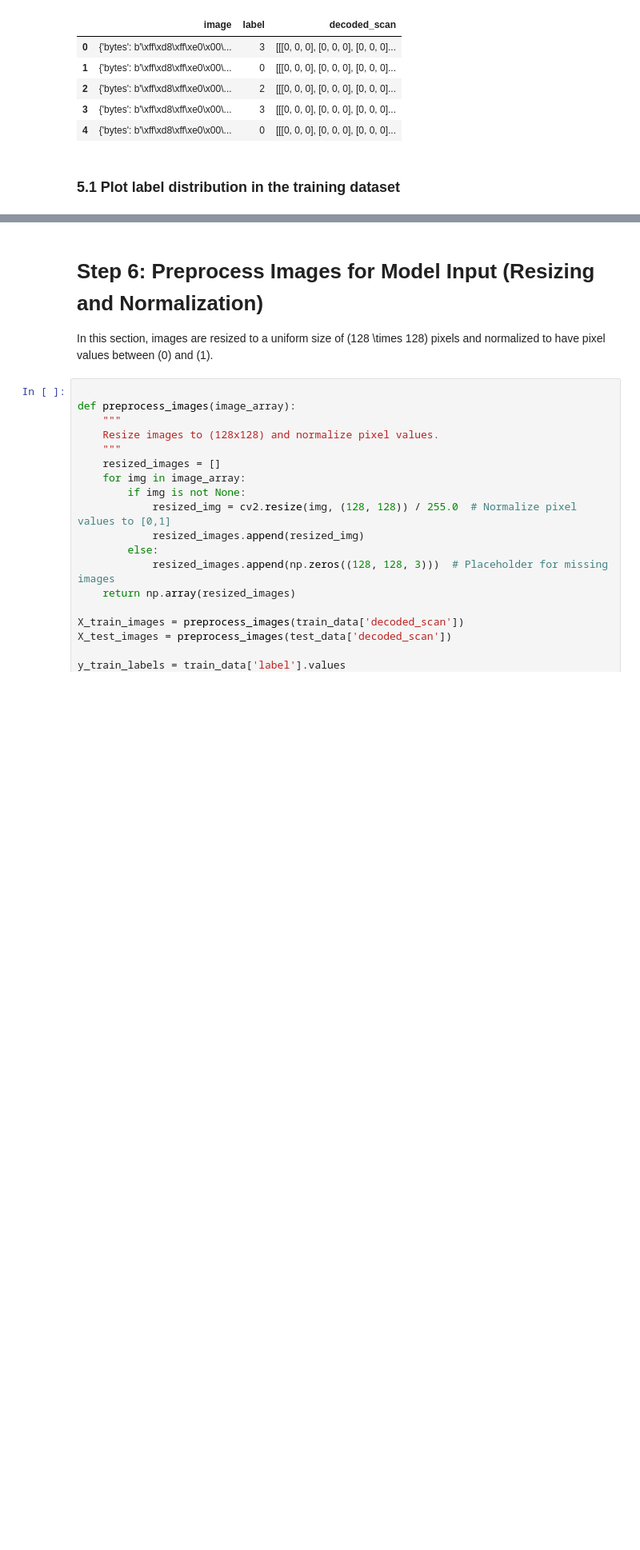
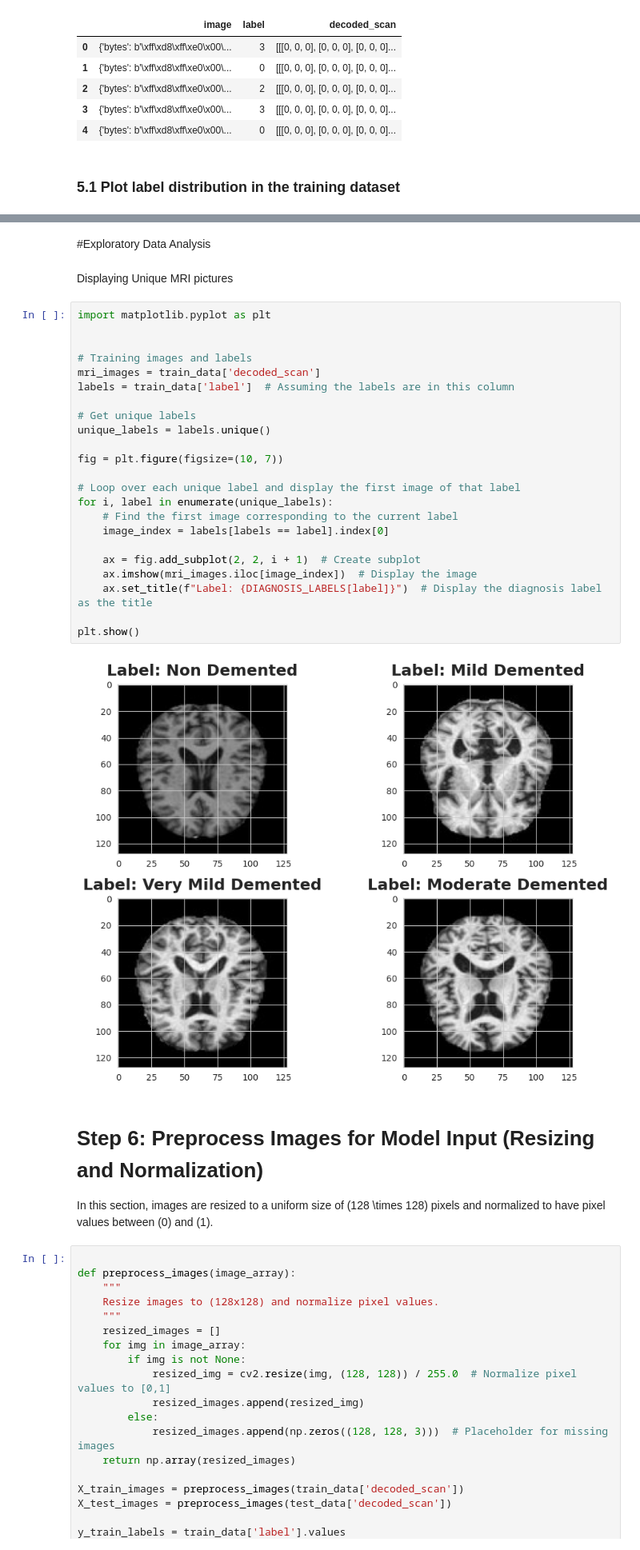
Before and after one commit to bipin-n43/medical-image-diagnosis, a Jupyter notebook: notebooks/Final_One.ipynb, the cells around one changed output, grey strips where cells are left out. Shown: that part at 80% size. Cells and saved outputs as stored; diff of their text form; blank space fills up the shorter version.

```diff
--- a/notebooks/Final_One.ipynb
+++ b/notebooks/Final_One.ipynb
@@ -122,3 +124,32 @@ plt.show()
+# %% [markdown]
+#Exploratory Data Analysis
+# %% [markdown]
+Displaying Unique MRI pictures
+# %%
+import matplotlib.pyplot as plt
+
+
+# Training images and labels
+mri_images = train_data['decoded_scan']
+labels = train_data['label']  # Assuming the labels are in this column
+
+# Get unique labels
+unique_labels = labels.unique()
+
+fig = plt.figure(figsize=(10, 7))
+
+# Loop over each unique label and display the first image of that label
+for i, label in enumerate(unique_labels):
+    # Find the first image corresponding to the current label
+    image_index = labels[labels == label].index[0]
+
+    ax = fig.add_subplot(2, 2, i + 1)  # Create subplot
+    ax.imshow(mri_images.iloc[image_index])  # Display the image
+    ax.set_title(f"Label: {DIAGNOSIS_LABELS[label]}")  # Display the diagnosis label as the title
+
+plt.show()
+# %% [output]
+[figure, added]
 # %% [markdown]
 # Step 6: Preprocess Images for Model Input (Resizing and Normalization)
 
```
Also changed, not shown: parts of 30 cells of this notebook, 2 other files.
